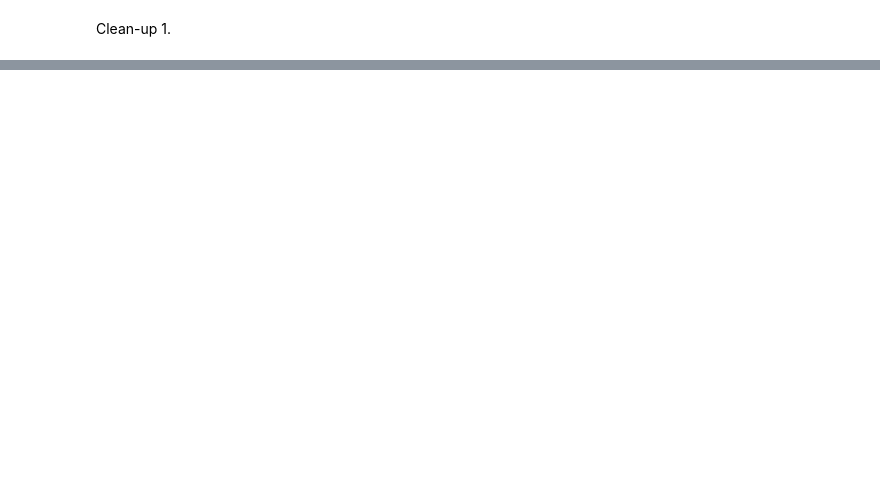
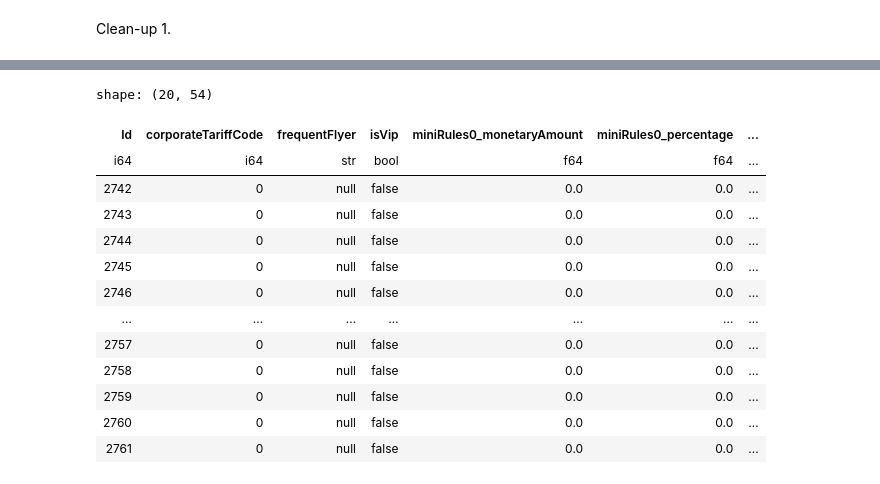
Before and after one commit to jfroggatt/aeroclub_recsys_2025, a Jupyter notebook: aeroclub_recsys.ipynb, the cells around one changed output, grey strips where cells are left out. Drawn from its saved outputs; the diff is of its cells as text; code cells hidden in the pictures; blank space fills up the shorter version.

```diff
--- a/aeroclub_recsys.ipynb
+++ b/aeroclub_recsys.ipynb
@@ -406,3 +546,20 @@ shape: (20, 83)
+# %%
+data.filter(pl.col('includes_major_hub') == 1).limit(20)
+# %% [output]
+shape: (20, 54)
+| Id | corporateTariffCode | frequentFlyer | isVip | miniRules0_monetaryAmount | miniRules0_percentage | ... |
+| i64 | i64 | str | bool | f64 | f64 | ... |
+| 2742 | 0 | null | false | 0.0 | 0.0 | ... |
+| 2743 | 0 | null | false | 0.0 | 0.0 | ... |
+| 2744 | 0 | null | false | 0.0 | 0.0 | ... |
+| 2745 | 0 | null | false | 0.0 | 0.0 | ... |
+| 2746 | 0 | null | false | 0.0 | 0.0 | ... |
+| … | … | … | … | … | … | ... |
+| 2757 | 0 | null | false | 0.0 | 0.0 | ... |
+| 2758 | 0 | null | false | 0.0 | 0.0 | ... |
+| 2759 | 0 | null | false | 0.0 | 0.0 | ... |
+| 2760 | 0 | null | false | 0.0 | 0.0 | ... |
+| 2761 | 0 | null | false | 0.0 | 0.0 | ... |
 # %%
 def add_search_price_features(df):
 
```
Also changed, not shown: parts of 20 cells of this notebook.
